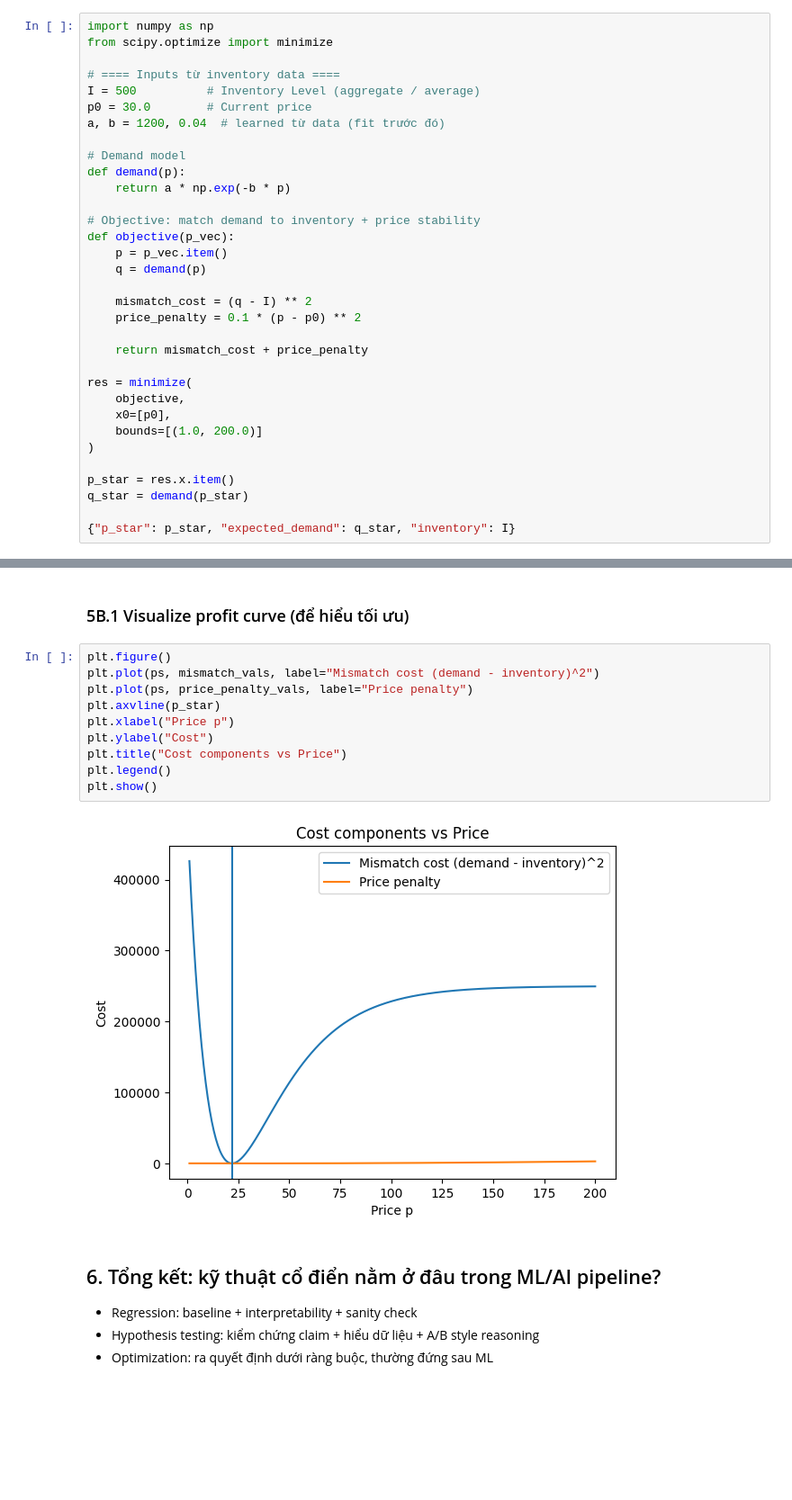
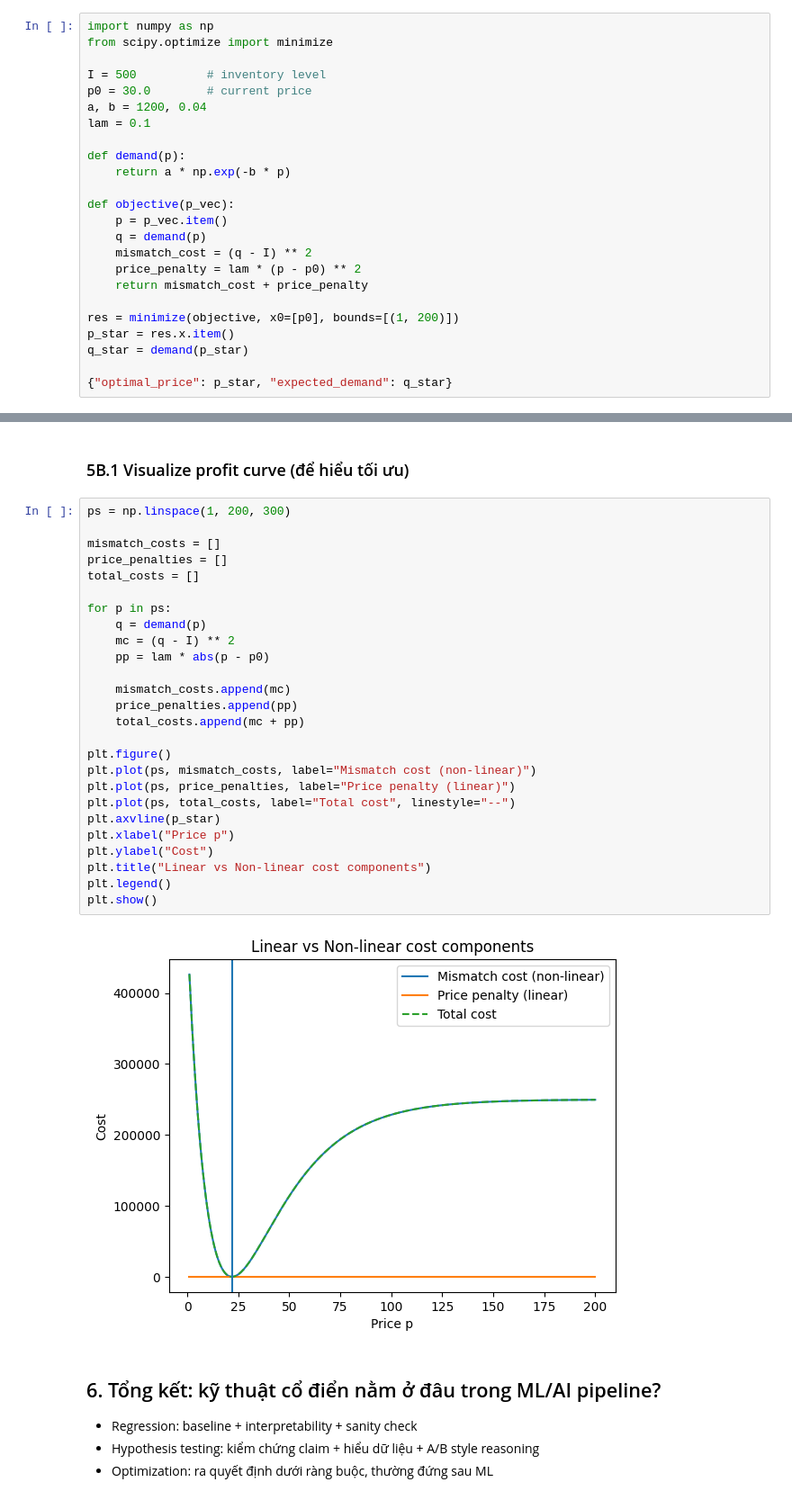
Before and after one commit to ngyxntthaoo/IS6404.CH201-Phan-tich-du-lieu-nang-cao, a Jupyter notebook: Lab_4_Traditional_Data_Analysis.ipynb, the cells around one changed output, grey strips where cells are left out. Shown at 90% size. Drawn from its saved outputs; the diff is of its cells as text; blank space fills up the shorter version.

```diff
--- a/Lab_4_Traditional_Data_Analysis.ipynb
+++ b/Lab_4_Traditional_Data_Analysis.ipynb
@@ -1171,33 +1149,24 @@ Trong trường hợp không có dữ liệu lợi nhuận rõ ràng, việc đ
 import numpy as np
 from scipy.optimize import minimize
 
-# ==== Inputs từ inventory data ====
-I = 500          # Inventory Level (aggregate / average)
-p0 = 30.0        # Current price
-a, b = 1200, 0.04  # learned từ data (fit trước đó)
+I = 500          # inventory level
+p0 = 30.0        # current price
+a, b = 1200, 0.04
+lam = 0.1
 
-# Demand model
 def demand(p):
     return a * np.exp(-b * p)
 
-# Objective: match demand to inventory + price stability
 def objective(p_vec):
     p = p_vec.item()
     q = demand(p)
-
     mismatch_cost = (q - I) ** 2
-    price_penalty = 0.1 * (p - p0) ** 2
-
+    price_penalty = lam * (p - p0) ** 2
     return mismatch_cost + price_penalty
 
-res = minimize(
-    objective,
-    x0=[p0],
-    bounds=[(1.0, 200.0)]
-)
-
+res = minimize(objective, x0=[p0], bounds=[(1, 200)])
 p_star = res.x.item()
 q_star = demand(p_star)
 
-{"p_star": p_star, "expected_demand": q_star, "inventory": I}
+{"optimal_price": p_star, "expected_demand": q_star}
 # %% [output]
@@ -1207,17 +1198,33 @@ q_star = demand(p_star)
 # %% [markdown]
 ### 5B.1 Visualize profit curve (để hiểu tối ưu)
 # %%
+ps = np.linspace(1, 200, 300)
+
+mismatch_costs = []
+price_penalties = []
+total_costs = []
+
+for p in ps:
+    q = demand(p)
+    mc = (q - I) ** 2
+    pp = lam * abs(p - p0)
+
+    mismatch_costs.append(mc)
+    price_penalties.append(pp)
+    total_costs.append(mc + pp)
+
 plt.figure()
-plt.plot(ps, mismatch_vals, label="Mismatch cost (demand - inventory)^2")
-plt.plot(ps, price_penalty_vals, label="Price penalty")
+plt.plot(ps, mismatch_costs, label="Mismatch cost (non-linear)")
+plt.plot(ps, price_penalties, label="Price penalty (linear)")
+plt.plot(ps, total_costs, label="Total cost", linestyle="--")
 plt.axvline(p_star)
 plt.xlabel("Price p")
 plt.ylabel("Cost")
-plt.title("Cost components vs Price")
+plt.title("Linear vs Non-linear cost components")
 plt.legend()
 plt.show()
 # %% [output]
-[figure, old version]
+[figure, new version]
 # %% [markdown]
 ## 6. Tổng kết: kỹ thuật cổ điển nằm ở đâu trong ML/AI pipeline?
 
```
Also changed, not shown: parts of 20 cells of this notebook.
